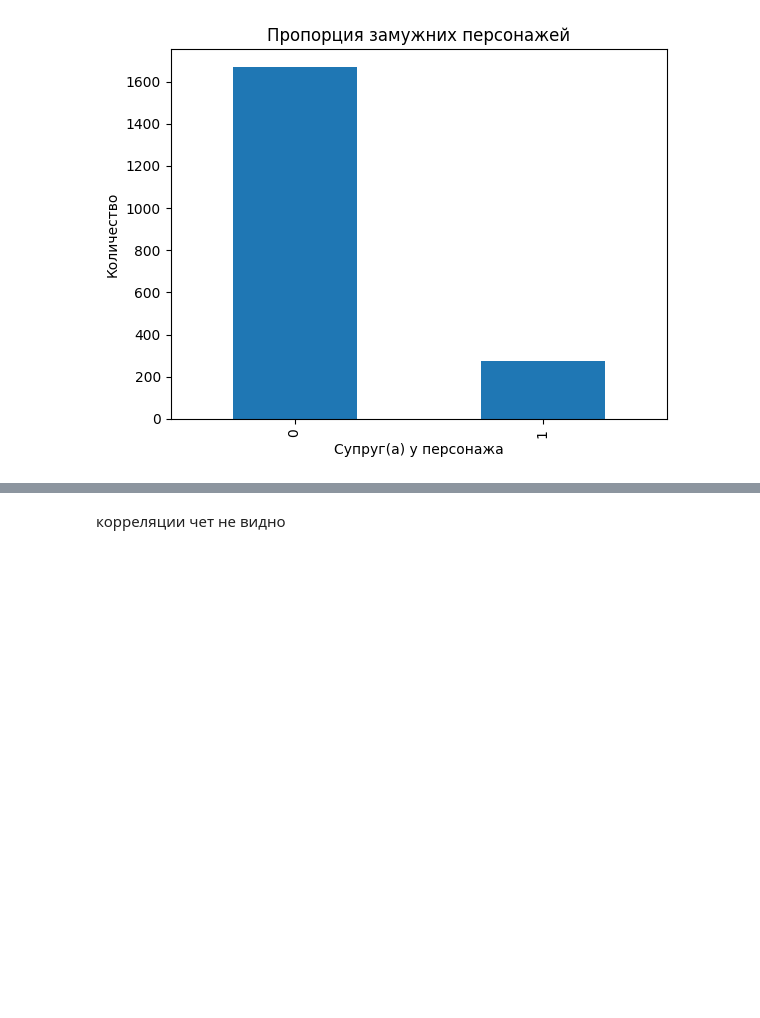
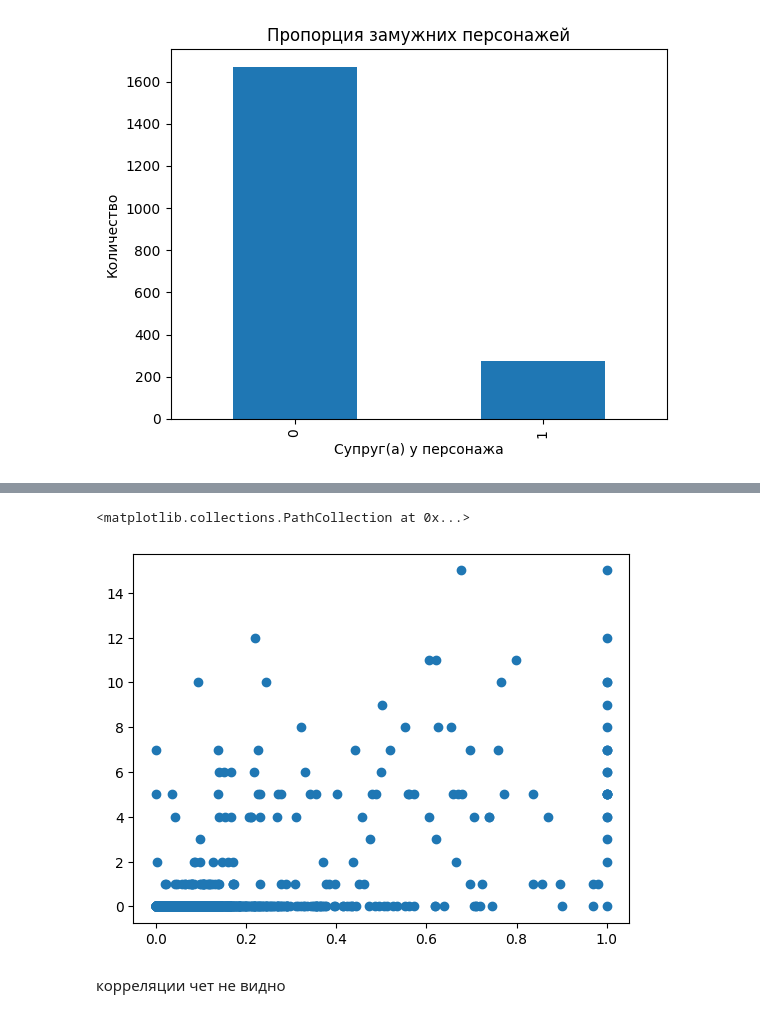
Before and after one commit to alsey3tit3nomad/my_stat, a Jupyter notebook: my_stat.ipynb, the cells around one changed output, grey strips where cells are left out. Drawn from its saved outputs; the diff is of its cells as text; code cells hidden in the pictures; blank space fills up the shorter version.

```diff
--- a/my_stat.ipynb
+++ b/my_stat.ipynb
@@ -370,3 +475,8 @@ got['ismarried'].value_counts().plot(kind='bar').set(title='Пропорция
+# %%
+plt.scatter(got['popularity'], got['numdeadrelations'])
+# %% [output]
+<matplotlib.collections.PathCollection at 0x...>
+[figure, added]
 # %% [markdown]
 корреляции чет не видно
 # %%
```
Also changed, not shown: parts of 105 cells of this notebook.
